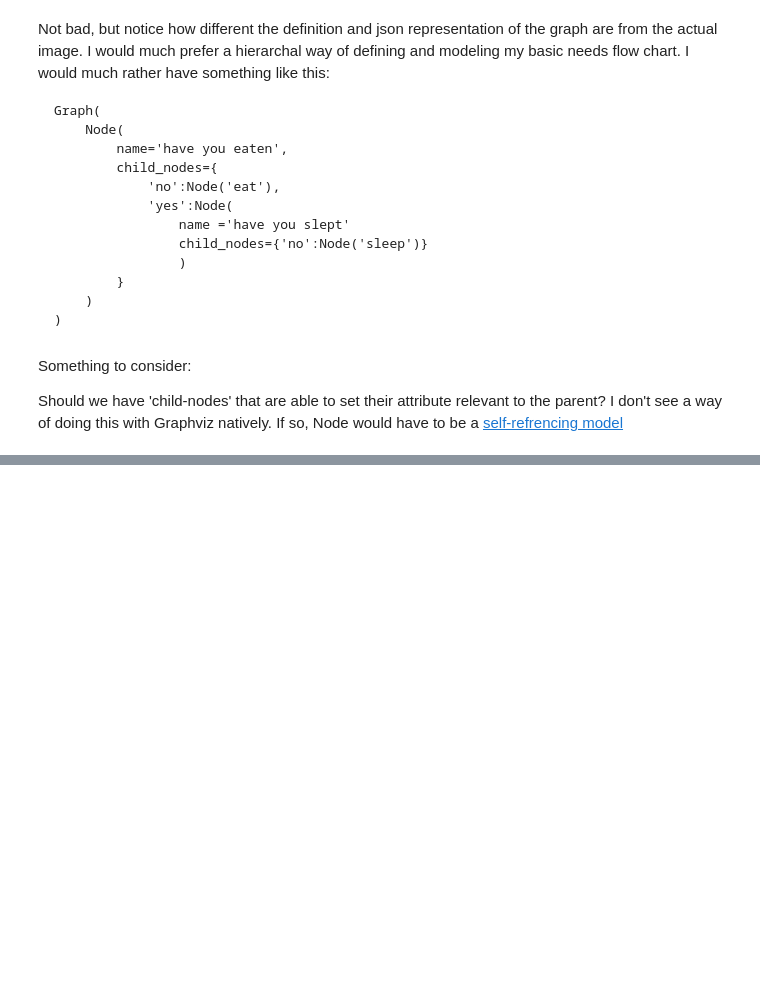
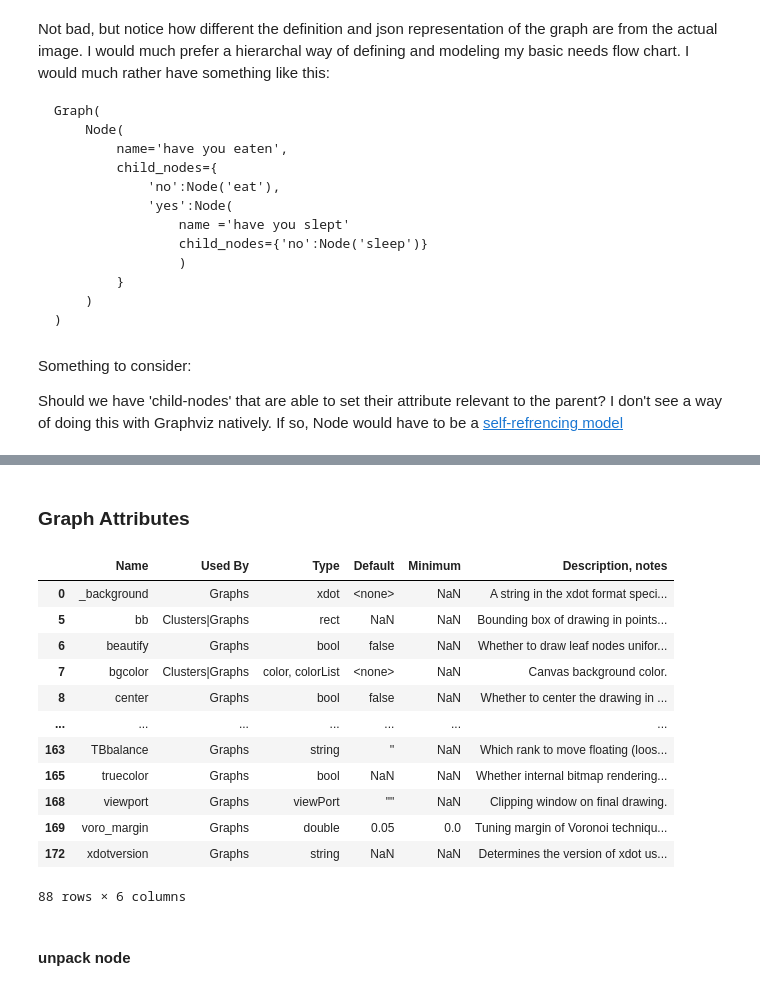
Before and after one commit to schlinkertc/humble-chuck, a Jupyter notebook: nbs/projects/Flow Chart Creator.ipynb, the cells around one changed output, grey strips where cells are left out. Cells and saved outputs as stored; diff of their text form; code cells hidden in the pictures; blank space fills up the shorter version.

```diff
--- a/nbs/projects/Flow Chart Creator.ipynb
+++ b/nbs/projects/Flow Chart Creator.ipynb
@@ -164,0 +732,21 @@ Should we have 'child-nodes' that are able to set their attribute relevant to th
+# %% [markdown]
+### Graph Attributes
+# %%
+
+attributes[
+    (attributes['Used By'].str.contains('Graphs'))&(attributes['Used By'].index.isin(shared_ix)==False)
+]
+# %% [output]
+|  | Name | Used By | Type | Default | Minimum | Description, notes |
+| 0 | _background | Graphs | xdot | <none> | NaN | A string in the xdot format speci... |
+| 5 | bb | Clusters|Graphs | rect | NaN | NaN | Bounding box of drawing in points... |
+| 6 | beautify | Graphs | bool | false | NaN | Whether to draw leaf nodes unifor... |
+| 7 | bgcolor | Clusters|Graphs | color, colorList | <none> | NaN | Canvas background color. |
+| 8 | center | Graphs | bool | false | NaN | Whether to center the drawing in ... |
+| ... | ... | ... | ... | ... | ... | ... |
+| 163 | TBbalance | Graphs | string | '' | NaN | Which rank to move floating (loos... |
+| 165 | truecolor | Graphs | bool | NaN | NaN | Whether internal bitmap rendering... |
+| 168 | viewport | Graphs | viewPort | "" | NaN | Clipping window on final drawing. |
+| 169 | voro_margin | Graphs | double | 0.05 | 0.0 | Tuning margin of Voronoi techniqu... |
+| 172 | xdotversion | Graphs | string | NaN | NaN | Determines the version of xdot us... |
+88 rows × 6 columns
@@ -164,0 +991,2 @@ Should we have 'child-nodes' that are able to set their attribute relevant to th
+# %% [markdown]
+#### unpack node
```
Also changed, not shown: parts of 28 cells of this notebook, 5 other files.
